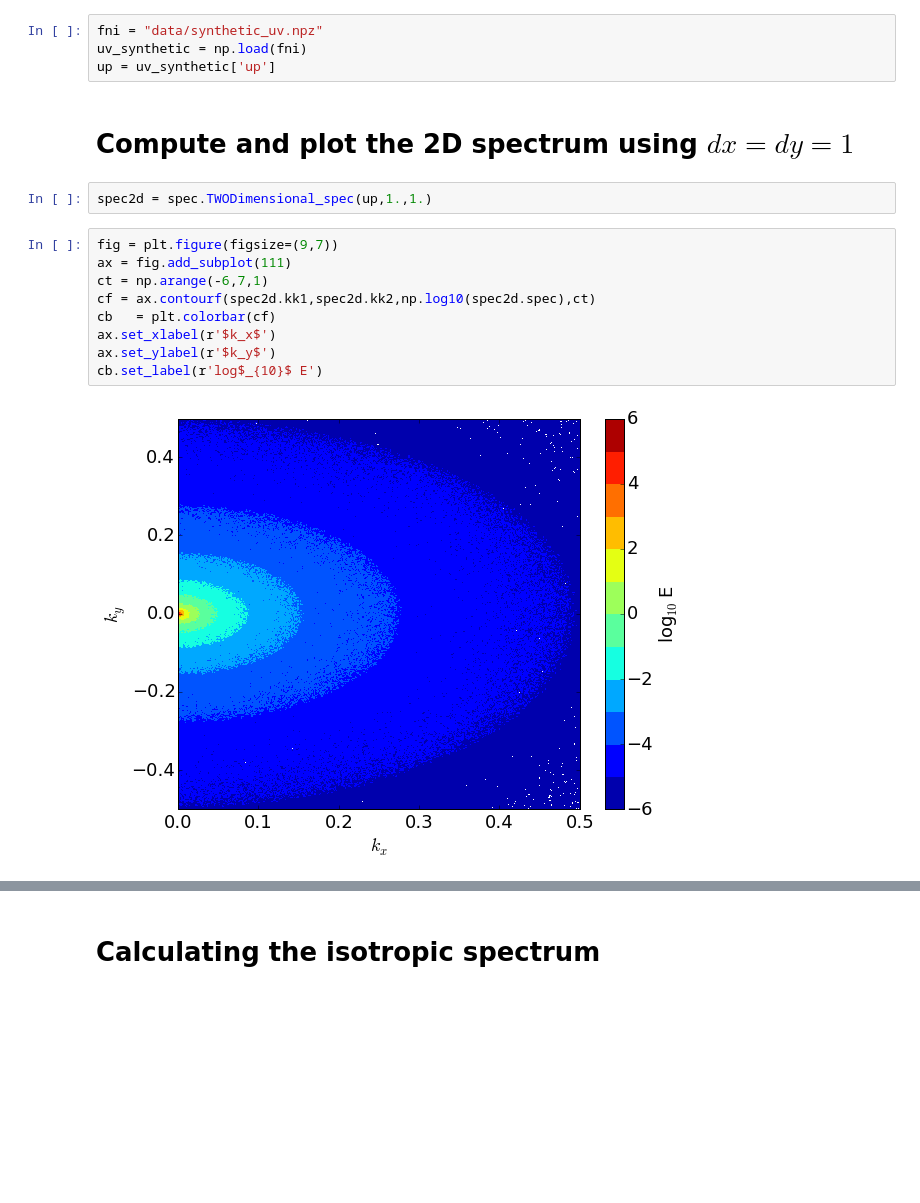
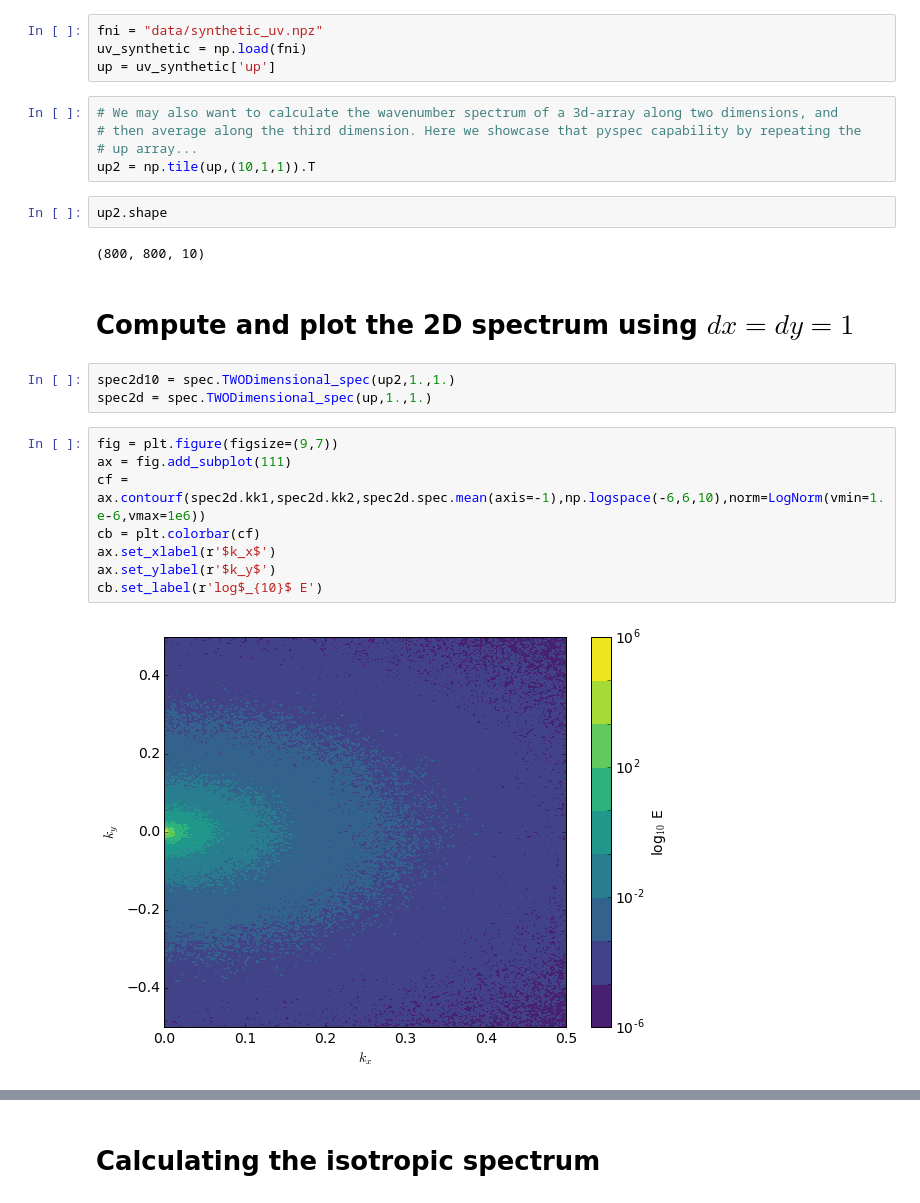
Before and after one commit to pyspec/pyspec, a Jupyter notebook: examples/example_2d_spectra.ipynb, the cells around one changed output, grey strips where cells are left out. Saved outputs shown, nothing was run; the diff lists cells and outputs as text; blank space fills up the shorter version.

```diff
--- a/examples/example_2d_spectra.ipynb
+++ b/examples/example_2d_spectra.ipynb
@@ -17,18 +17,27 @@ from pyspec import spectrum as spec
 fni = "data/synthetic_uv.npz"
 uv_synthetic = np.load(fni)
 up = uv_synthetic['up']
+# %%
+# We may also want to calculate the wavenumber spectrum of a 3d-array along two dimensions, and
+# then average along the third dimension. Here we showcase that pyspec capability by repeating the
+# up array...
+up2 = np.tile(up,(10,1,1)).T
+# %%
+up2.shape
+# %% [output]
+(800, 800, 10)
 # %% [markdown]
 # Compute and plot the 2D spectrum using $dx = dy = 1$
 # %%
+spec2d10 = spec.TWODimensional_spec(up2,1.,1.)
 spec2d = spec.TWODimensional_spec(up,1.,1.)
 # %%
 fig = plt.figure(figsize=(9,7))
 ax = fig.add_subplot(111)
-ct = np.arange(-6,7,1)
-cf = ax.contourf(spec2d.kk1,spec2d.kk2,np.log10(spec2d.spec),ct)
-cb   = plt.colorbar(cf)
+cf = ax.contourf(spec2d.kk1,spec2d.kk2,spec2d.spec.mean(axis=-1),np.logspace(-6,6,10),norm=LogNorm(vmin=1.e-6,vmax=1e6))
+cb = plt.colorbar(cf)
 ax.set_xlabel(r'$k_x$')
 ax.set_ylabel(r'$k_y$')
 cb.set_label(r'log$_{10}$ E')
 # %% [output]
-[figure, old version]
+[figure, new version]
```
Also changed, not shown: parts of 6 cells of this notebook.
